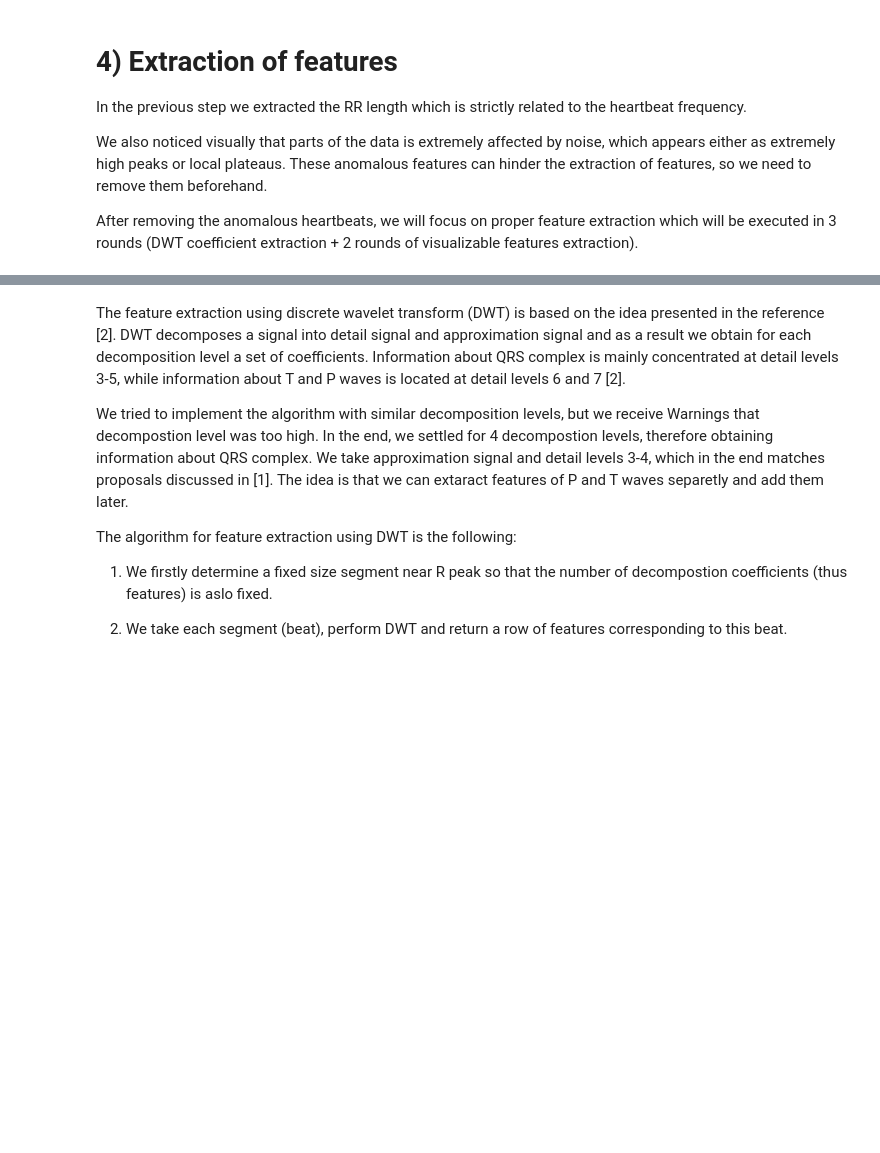
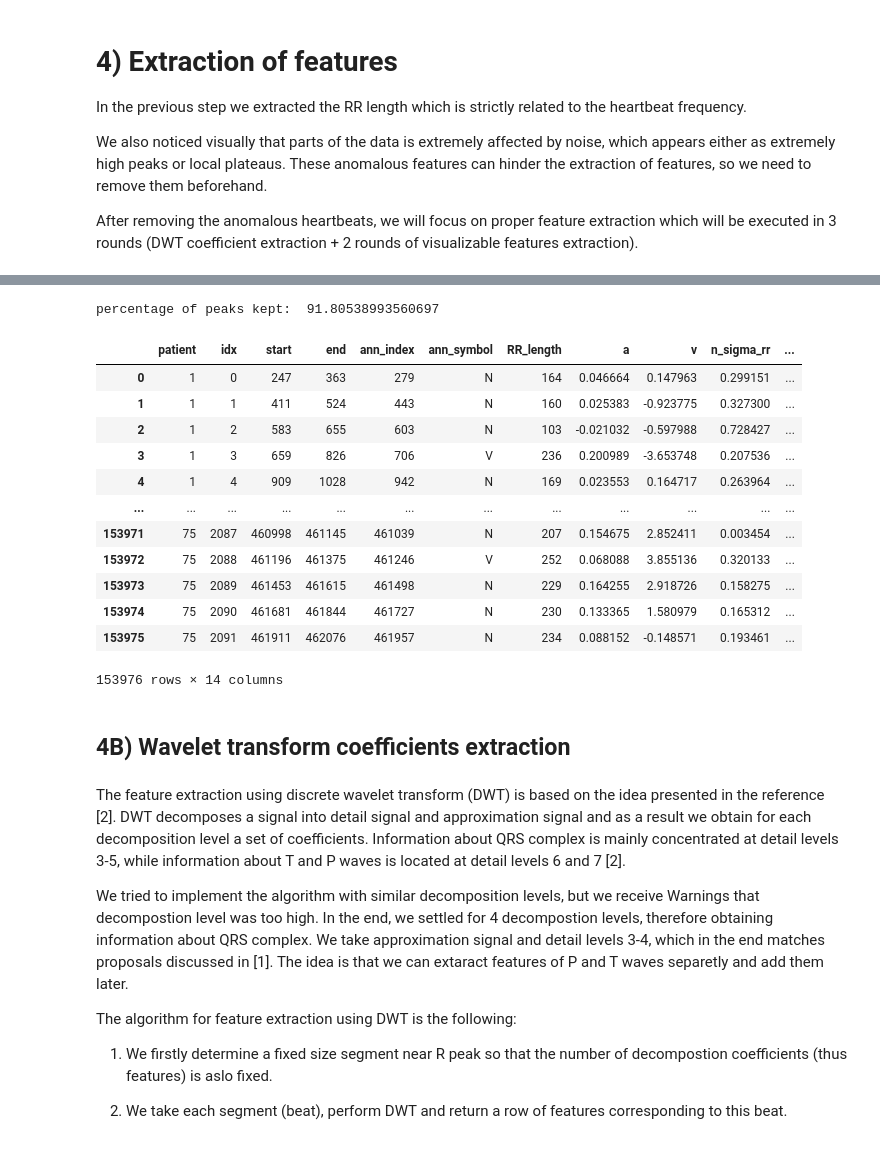
Before and after one commit to ericabrisigotti/ECG_heartbeat_classification_with_ML_LCP-B, a Jupyter notebook: ECG_Physionet.ipynb, the cells around one changed output, grey strips where cells are left out. Saved outputs shown, nothing was run; the diff lists cells and outputs as text; code cells hidden in the pictures; blank space fills up the shorter version.

```diff
--- a/ECG_Physionet.ipynb
+++ b/ECG_Physionet.ipynb
@@ -1273,3 +1229,63 @@ percentage of peaks kept:  75.04113999523014
+# %%
+hb = pd.read_csv('output_files/heartbeats_filtered0.csv')
+# I initialize the values of average and standard deviation
+average = np.zeros(len(hb))
+sigma = np.zeros(len(hb))
+# I recover the information that I need from the hb dataframe as arrays
+start = np.array(hb["start"])
+end = np.array(hb["end"])
+# I extract the quantities I need
+path = "blah"
+for beat in range(len(hb)):
+    if path != hb["patient"][beat]:
+        path = hb["patient"][beat]
+        data = pd.read_csv("output_files/data"+str(path).zfill(2)+"_filtered.csv")
+        y = np.array(data[main_lead])
+
+    average[beat] = np.mean(y[start[beat]:(end[beat]+1)])
+    sigma[beat] = np.std(y[start[beat]:(end[beat]+1)])
+    if np.isnan(average[beat]) or np.isnan(sigma[beat]):
+        print((end[beat]+1)- start[beat])
+
+# and add them to the dataframe
+hb['average'] = average
+hb['sigma'] = sigma
+
+# I can now select the rows based on the distribution
+# to do that, I compute the
+# - mean of the average distribution
+mean_of_average = np.mean(average)
+# - sigma of the average distribution
+sigma_of_average = np.std(average)
+# - mean of the std distribution
+mean_of_sigma = np.mean(sigma)
+# - sigma of the std distribution
+sigma_of_sigma=  np.std(sigma)
+# I then compute the distances from the average in units of sigma
+hb['n_sigma_average'] = np.abs(average - mean_of_average)/sigma_of_average # 2 sided
+hb['n_sigma_std'] = (sigma - mean_of_sigma)/sigma_of_sigma # 1 sided
+# finally, I can select the rows by keeping only the rows in which
+hb = hb[(hb["n_sigma_average"] <= 2) & (hb["n_sigma_std"] <=2)].reset_index(drop=True)
+print('percentage of peaks kept: ', len(hb)/ol*100)
+hb.to_csv('output_files/heartbeats_filtered.csv', index=False)
+hb
+# %% [output]
+percentage of peaks kept:  91.80538993560697
+|  | patient | idx | start | end | ann_index | ann_symbol | RR_length | a | v | n_sigma_rr | ... |
+| 0 | 1 | 0 | 247 | 363 | 279 | N | 164 | 0.046664 | 0.147963 | 0.299151 | ... |
+| 1 | 1 | 1 | 411 | 524 | 443 | N | 160 | 0.025383 | -0.923775 | 0.327300 | ... |
+| 2 | 1 | 2 | 583 | 655 | 603 | N | 103 | -0.021032 | -0.597988 | 0.728427 | ... |
+| 3 | 1 | 3 | 659 | 826 | 706 | V | 236 | 0.200989 | -3.653748 | 0.207536 | ... |
+| 4 | 1 | 4 | 909 | 1028 | 942 | N | 169 | 0.023553 | 0.164717 | 0.263964 | ... |
+| ... | ... | ... | ... | ... | ... | ... | ... | ... | ... | ... | ... |
+| 153971 | 75 | 2087 | 460998 | 461145 | 461039 | N | 207 | 0.154675 | 2.852411 | 0.003454 | ... |
+| 153972 | 75 | 2088 | 461196 | 461375 | 461246 | V | 252 | 0.068088 | 3.855136 | 0.320133 | ... |
+| 153973 | 75 | 2089 | 461453 | 461615 | 461498 | N | 229 | 0.164255 | 2.918726 | 0.158275 | ... |
+| 153974 | 75 | 2090 | 461681 | 461844 | 461727 | N | 230 | 0.133365 | 1.580979 | 0.165312 | ... |
+| 153975 | 75 | 2091 | 461911 | 462076 | 461957 | N | 234 | 0.088152 | -0.148571 | 0.193461 | ... |
+153976 rows × 14 columns
+# %% [markdown]
+## 4B) Wavelet transform coefficients extraction
 # %% [markdown]
 The feature extraction using discrete wavelet transform (DWT) is based on the idea presented in the reference [2]. DWT decomposes a signal into detail signal and approximation signal and as a result we obtain for each decomposition level a set of coefficients. Information about QRS complex is mainly concentrated at detail levels 3-5, while information about T and P waves is located at detail levels 6 and 7 [2].
 
```
Also changed, not shown: parts of 68 cells of this notebook.
